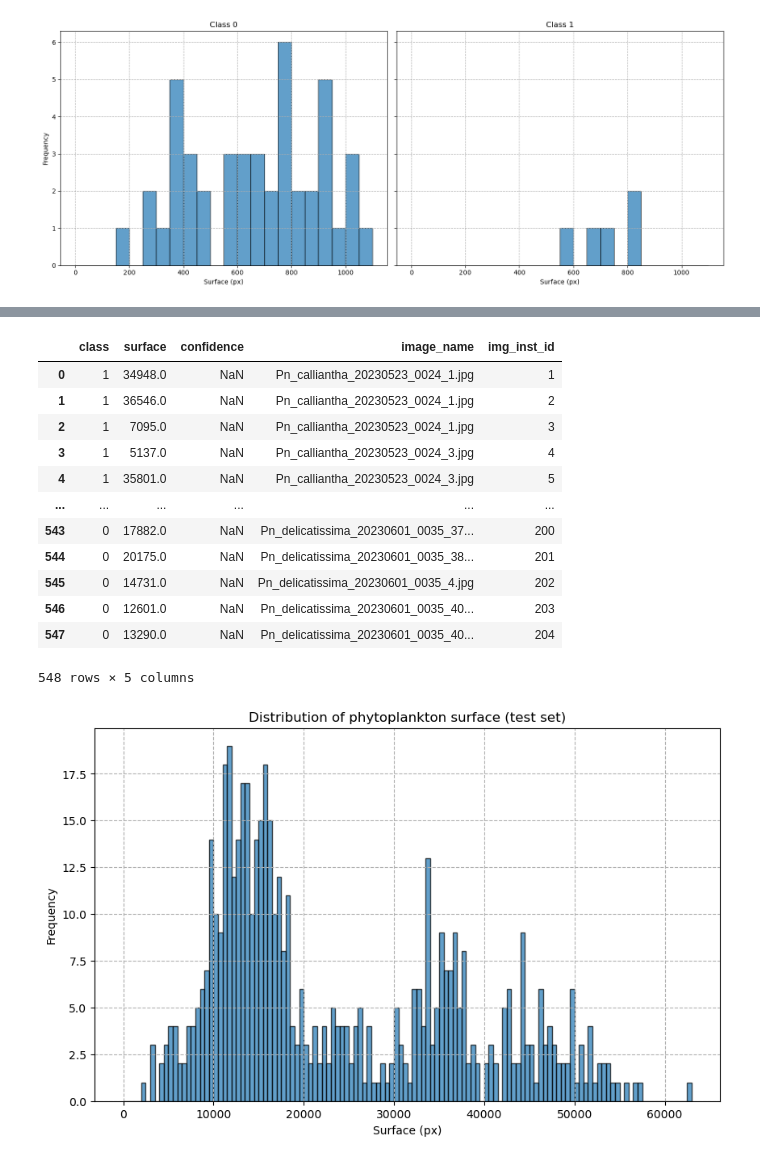
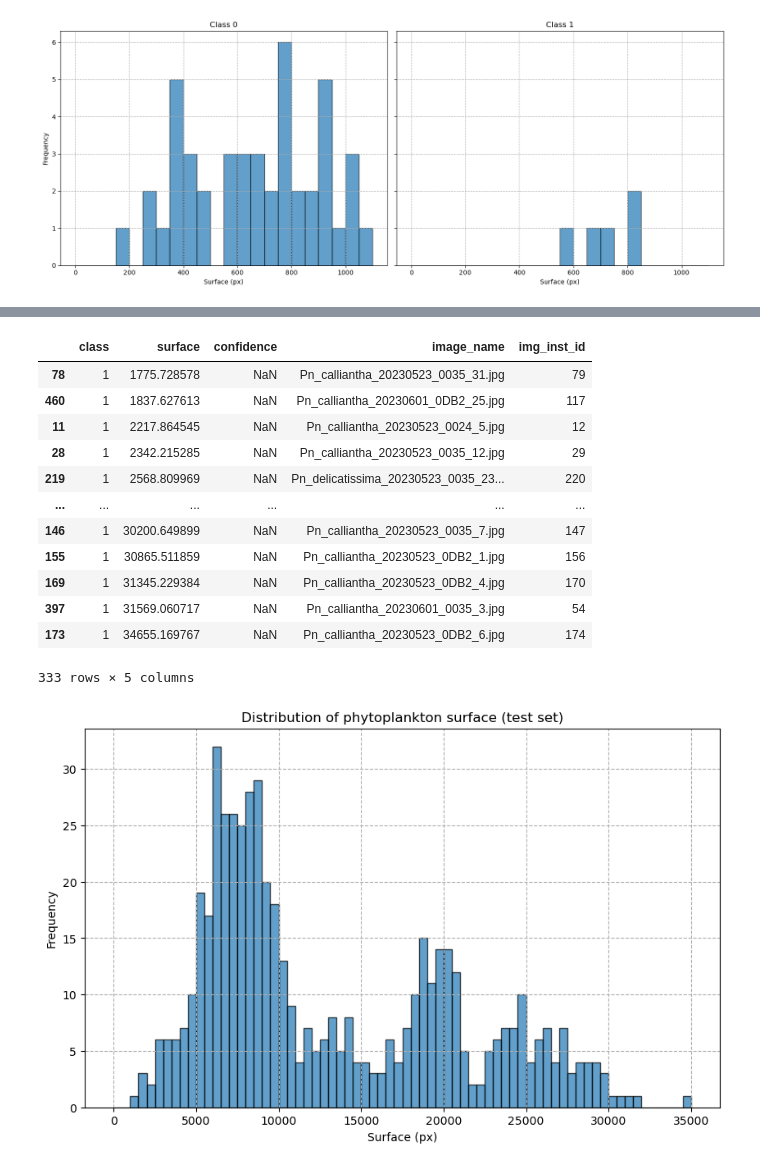
Before and after one commit to MartinMarzi/phytoplankton-cv4ecology, a Jupyter notebook: scripts/evaluation.ipynb, the cells around one changed output, grey strips where cells are left out. Cells and saved outputs as stored; diff of their text form; code cells hidden in the pictures.

Commit message:
visualisations

```diff
--- a/scripts/evaluation.ipynb
+++ b/scripts/evaluation.ipynb
@@ -230,44 +212,46 @@ class_mapping = {
  }
 df_test_gt['class'] = df_test_gt['class'].map(class_mapping)
 
+# Convert for lower resolution
+ratio = (1920*1440) / (2584*1936)
+df_test_gt["surface"] = df_test_gt["surface"] * ratio
+
 # Display the first few rows of the dataframe
-df_test_gt
+# Filter by class and sort by surface
+
+df_test_gt[df_test_gt["class"] == "1"].sort_values(by="surface")
 # %% [output]
 |  | class | surface | confidence | image_name | img_inst_id |
-| 0 | 1 | 34948.0 | NaN | Pn_calliantha_20230523_0024_1.jpg | 1 |
-| 1 | 1 | 36546.0 | NaN | Pn_calliantha_20230523_0024_1.jpg | 2 |
-| 2 | 1 | 7095.0 | NaN | Pn_calliantha_20230523_0024_1.jpg | 3 |
-| 3 | 1 | 5137.0 | NaN | Pn_calliantha_20230523_0024_3.jpg | 4 |
-| 4 | 1 | 35801.0 | NaN | Pn_calliantha_20230523_0024_3.jpg | 5 |
+| 78 | 1 | 1775.728578 | NaN | Pn_calliantha_20230523_0035_31.jpg | 79 |
+| 460 | 1 | 1837.627613 | NaN | Pn_calliantha_20230601_0DB2_25.jpg | 117 |
+| 11 | 1 | 2217.864545 | NaN | Pn_calliantha_20230523_0024_5.jpg | 12 |
+| 28 | 1 | 2342.215285 | NaN | Pn_calliantha_20230523_0035_12.jpg | 29 |
+| 219 | 1 | 2568.809969 | NaN | Pn_delicatissima_20230523_0035_23... | 220 |
 | ... | ... | ... | ... | ... | ... |
-| 543 | 0 | 17882.0 | NaN | Pn_delicatissima_20230601_0035_37... | 200 |
-| 544 | 0 | 20175.0 | NaN | Pn_delicatissima_20230601_0035_38... | 201 |
-| 545 | 0 | 14731.0 | NaN | Pn_delicatissima_20230601_0035_4.jpg | 202 |
-| 546 | 0 | 12601.0 | NaN | Pn_delicatissima_20230601_0035_40... | 203 |
-| 547 | 0 | 13290.0 | NaN | Pn_delicatissima_20230601_0035_40... | 204 |
+| 146 | 1 | 30200.649899 | NaN | Pn_calliantha_20230523_0035_7.jpg | 147 |
+| 155 | 1 | 30865.511859 | NaN | Pn_calliantha_20230523_0DB2_1.jpg | 156 |
+| 169 | 1 | 31345.229384 | NaN | Pn_calliantha_20230523_0DB2_4.jpg | 170 |
+| 397 | 1 | 31569.060717 | NaN | Pn_calliantha_20230601_0035_3.jpg | 54 |
+| 173 | 1 | 34655.169767 | NaN | Pn_calliantha_20230523_0DB2_6.jpg | 174 |
-548 rows × 5 columns
+333 rows × 5 columns
 # %%
-# Plot the test data set
-
+# Plot the test_gt data set
 df = df_test_gt
-
-# Convert fior lower resolution
-ratio = 2584*1936 / 1920*1920
 
 # Aggregate surface
 surface_counts = df['surface'].value_counts()
 
 # Create bins of 50 width
 bins = list(range(0, int(df['surface'].max()) + 500, 500))
 
 # Plot histogram using hist function
 plt.figure(figsize=(10, 6))
 plt.hist(df['surface'], bins=bins, edgecolor='black', alpha=0.7)
 plt.xlabel('Surface (px)')
 plt.ylabel('Frequency')
 # plt.yscale("log")
 plt.title('Distribution of phytoplankton surface (test set)')
 plt.grid(True, which="both", ls="dashed")
-plt.show()
+# plt.show()
 # %% [output]
-[figure, old version]
+[figure, new version]
```
Also changed, not shown: parts of 3 cells of this notebook, 3 other files.
